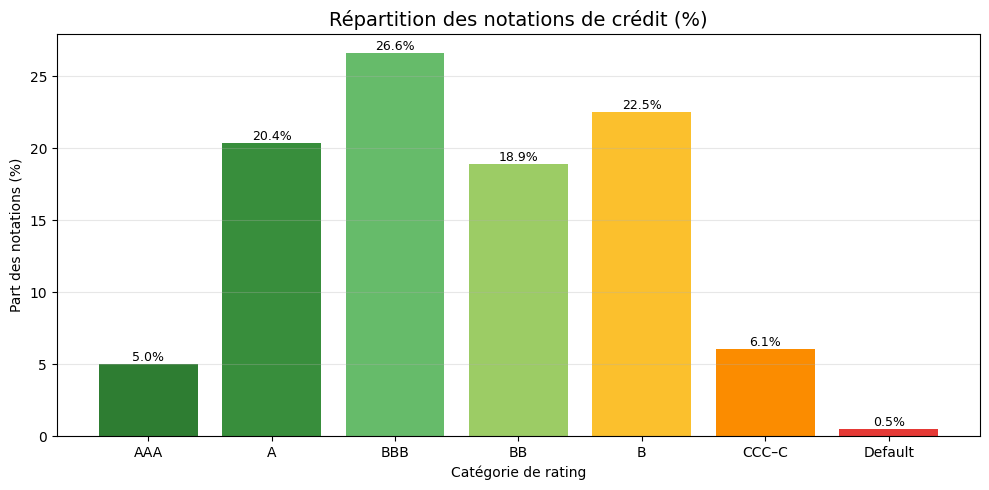
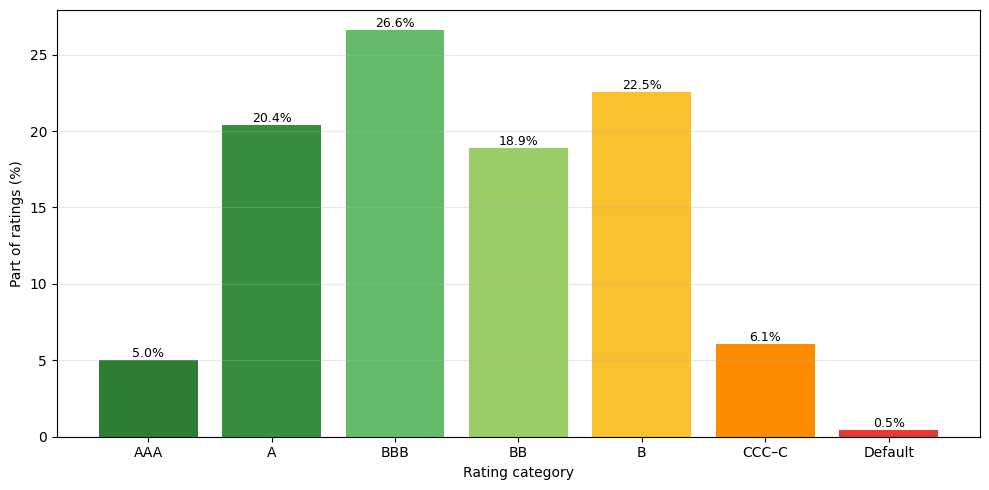
The notebook cell's code change between the first figure and the second:
--- before
+++ after
@@ -23,7 +23,6 @@
 )
 
-plt.title("Répartition des notations de crédit (%)", fontsize=14)
-plt.xlabel("Catégorie de rating")
-plt.ylabel("Part des notations (%)")
+plt.xlabel("Rating category")
+plt.ylabel("Part of ratings (%)")
 
 for i, v in enumerate(rating_share.values):

Commit: Effets marginaux